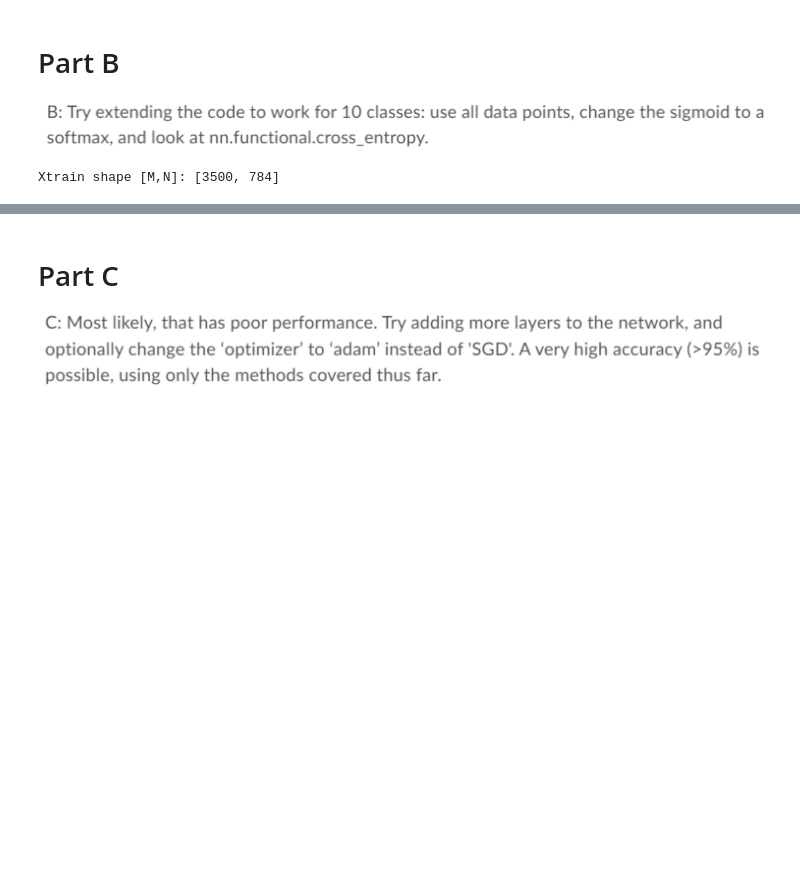
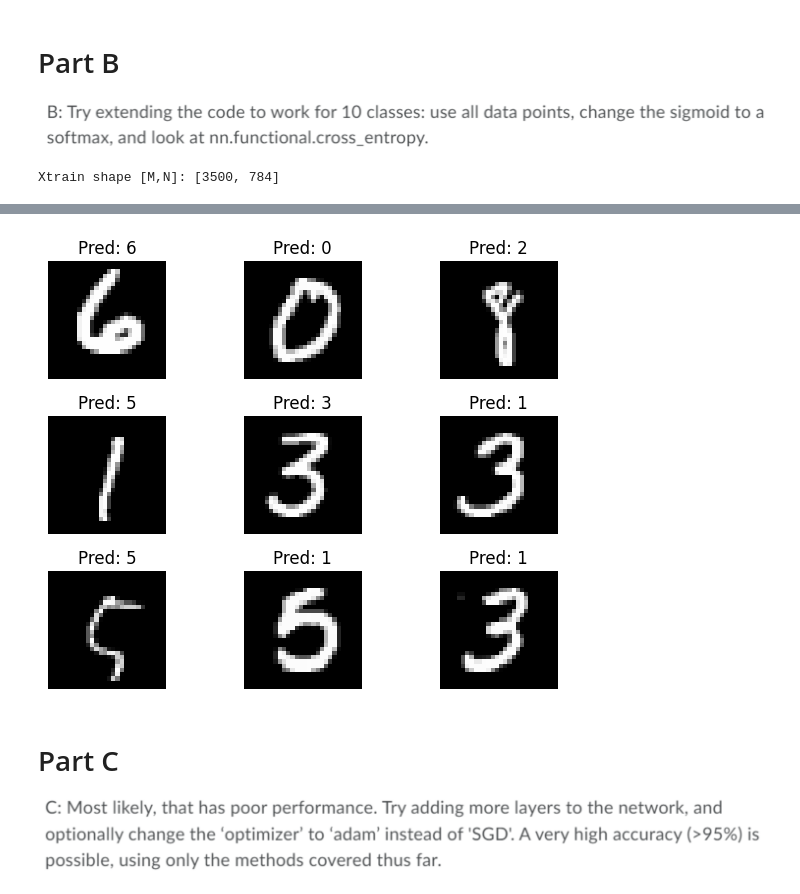
Before and after one commit to KasperMollerHansen/DeepLearning, a Jupyter notebook: jonathan/week_2_jupyter.ipynb, the cells around one changed output, grey strips where cells are left out. Saved outputs shown, nothing was run; the diff lists cells and outputs as text; code cells hidden in the pictures; blank space fills up the shorter version.

```diff
--- a/jonathan/week_2_jupyter.ipynb
+++ b/jonathan/week_2_jupyter.ipynb
@@ -232,3 +232,14 @@ plt.ylim([0,1])
+# %%
+yh = torch.Tensor.cpu(yhat).numpy()
+xb = torch.Tensor.cpu(xbatch).numpy()
+for i in range(9):
+    ax = plt.subplot(3, 3, i+1)
+    ax.imshow(np.reshape(xb[i,:],[28,28]),cmap='grey')
+    ax.set_title('Pred: %i' %yh[i])
+    ax.set_axis_off()
+plt.tight_layout()
+# %% [output]
+[figure, added]
 # %% [markdown]
 # Part C
 ![image.png](attachment:image.png)
```
Also changed, not shown: parts of 5 cells of this notebook.
